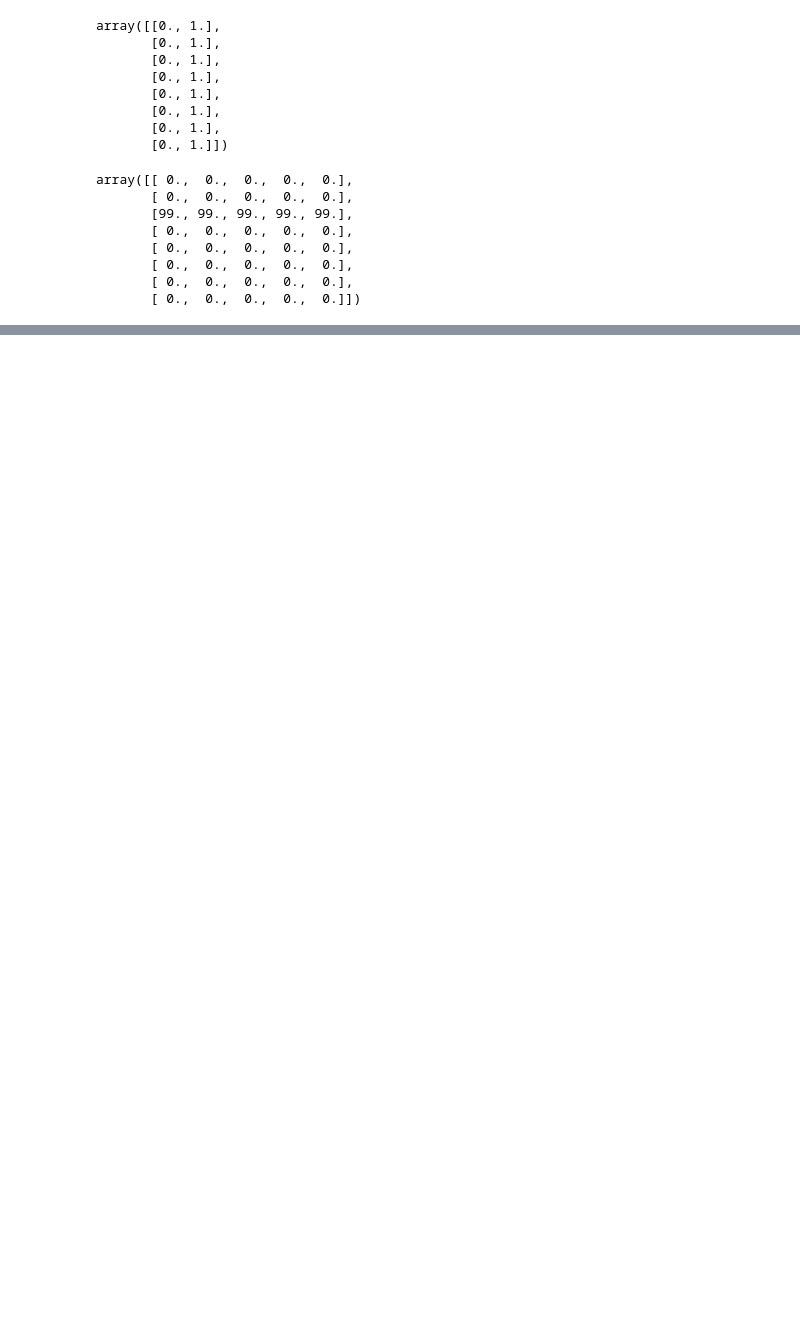
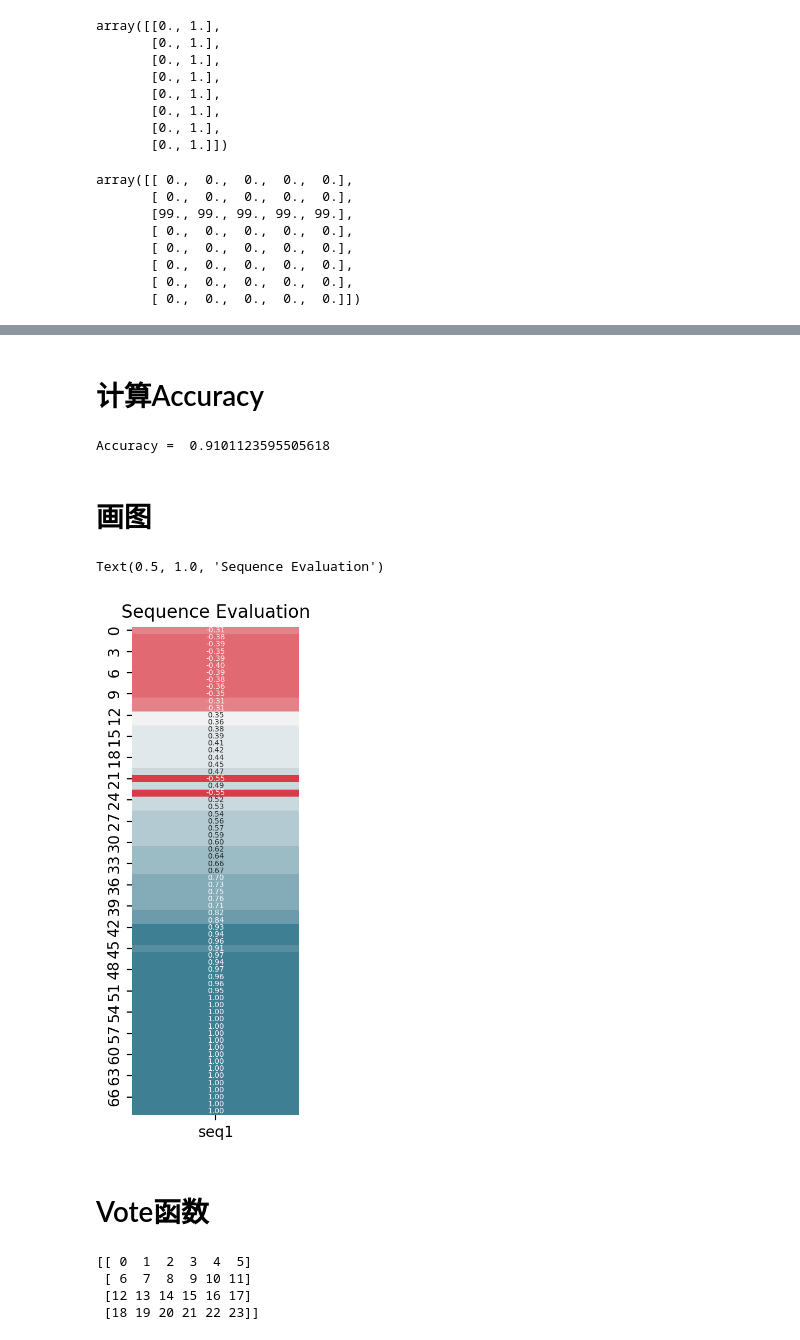
Before and after one commit to Leon998/Interactive_object_prediction, a Jupyter notebook: test.ipynb, the cells around one changed output, grey strips where cells are left out. Drawn from its saved outputs; the diff is of its cells as text; code cells hidden in the pictures; blank space fills up the shorter version.

```diff
--- a/test.ipynb
+++ b/test.ipynb
@@ -149,0 +113,34 @@ array([[ 0.,  0.,  0.,  0.,  0.],
+# %% [markdown]
+# 计算Accuracy
+# %%
+result = []
+for line in open("runs/result.txt"):
+    line=line.strip('\n')
+    result.append(int(line))
+count = 0
+for i in range(len(result)):
+    if result[i] == 1:
+        count += 1
+print("Accuracy = ", count/len(result))
+# %% [output]
+Accuracy =  0.9101123595505618
+# %% [markdown]
+# 画图
+# %%
+import numpy as np
+import matplotlib.pyplot as plt
+import pandas as pd
+import seaborn as sns
+import palettable  #python颜色库
+
+eval_seq = []
+for line in open("runs/eval_seq/exp/eval_seq.txt"):
+    line=line.strip('\n')
+    eval_seq.append(float(line))
+eval_seq = np.array(eval_seq).reshape(-1, 1)
+
+eval_seq2 = []
+for line in open("runs/eval_seq/exp2/eval_seq.txt"):
+    line=line.strip('\n')
+    eval_seq2.append(float(line))
+eval_seq2 = np.array(eval_seq2).reshape(-1, 1)
@@ -149,0 +152,26 @@ array([[ 0.,  0.,  0.,  0.,  0.],
+# %%
+df = pd.DataFrame(eval_seq,
+                  # index=[str(i) for i in range(0, 60)],#DataFrame的行标签设置为大写字母
+                  columns=["seq1"])#设置DataFrame的列标签
+plt.figure(dpi=200, figsize=(2,6))
+sns.heatmap(data=df,
+            cmap=sns.diverging_palette(10, 220, sep=50, n=20),#区分度显著色盘：sns.diverging_palette()使用
+            annot=True, fmt=".2f", annot_kws={'size':5,'weight':'normal'},
+            cbar=False,
+           )
+plt.title("Sequence Evaluation")
+# %% [output]
+Text(0.5, 1.0, 'Sequence Evaluation')
+[figure, added]
+# %% [markdown]
+# Vote函数
+# %%
+import numpy as np
+
+class_score_log = np.arange(24).reshape(4,6)
+print(class_score_log)
+# %% [output]
+[[ 0  1  2  3  4  5]
+ [ 6  7  8  9 10 11]
+ [12 13 14 15 16 17]
+ [18 19 20 21 22 23]]
```
Also changed, not shown: parts of 13 cells of this notebook.
